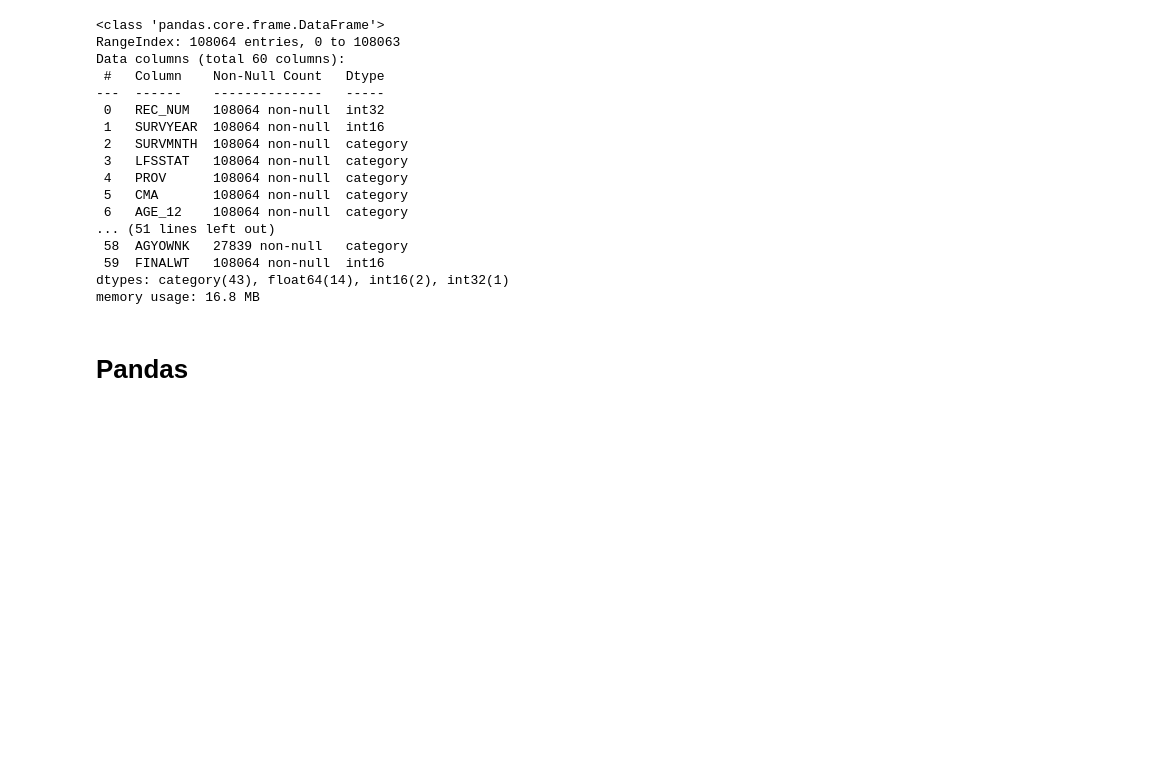
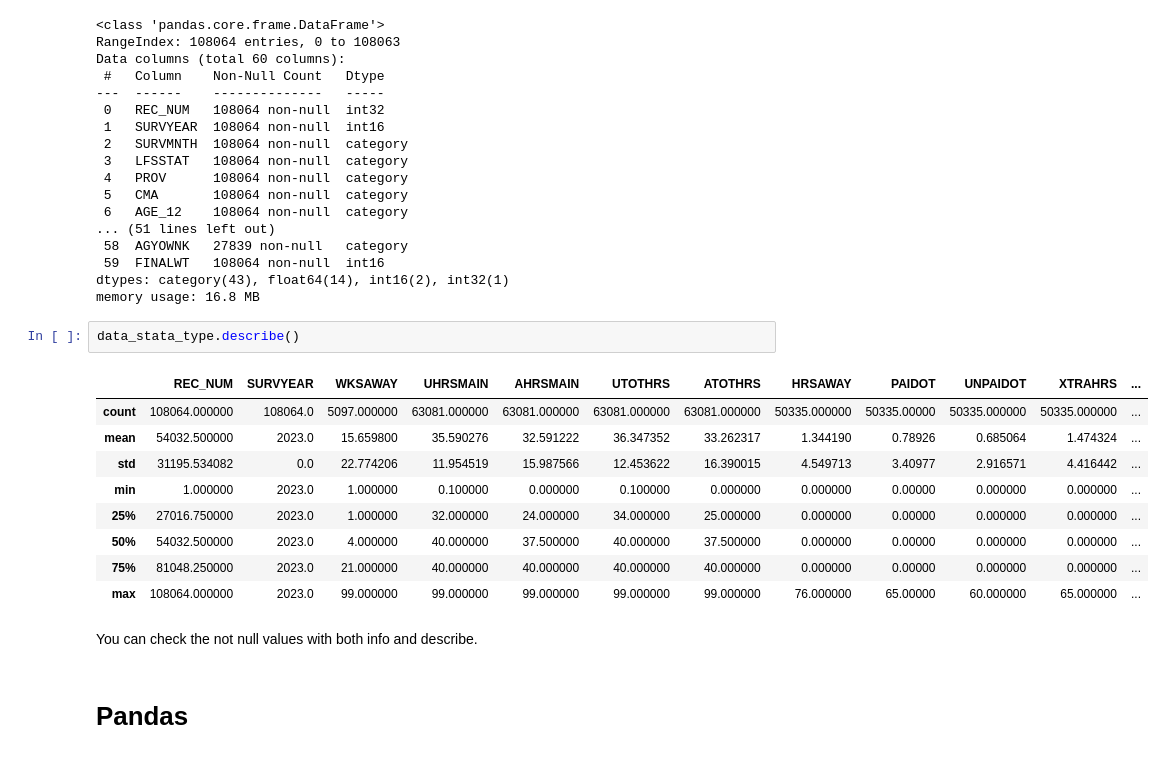
Before and after one commit to havaledar/ECON3740_F24, a Jupyter notebook: ECON3740_F24_Lab_2.ipynb, the cells around one changed output. Saved outputs shown, nothing was run; the diff lists cells and outputs as text; blank space fills up the shorter version.

```diff
--- a/ECON3740_F24_Lab_2.ipynb
+++ b/ECON3740_F24_Lab_2.ipynb
@@ -224,6 +224,20 @@ Data columns (total 60 columns):
  59  FINALWT   108064 non-null  int16
 dtypes: category(43), float64(14), int16(2), int32(1)
 memory usage: 16.8 MB
+# %%
+data_stata_type.describe()
+# %% [output]
+|  | REC_NUM | SURVYEAR | WKSAWAY | UHRSMAIN | AHRSMAIN | UTOTHRS | ATOTHRS | HRSAWAY | PAIDOT | UNPAIDOT | XTRAHRS | ... |
+| count | 108064.000000 | 108064.0 | 5097.000000 | 63081.000000 | 63081.000000 | 63081.000000 | 63081.000000 | 50335.000000 | 50335.00000 | 50335.000000 | 50335.000000 | ... |
+| mean | 54032.500000 | 2023.0 | 15.659800 | 35.590276 | 32.591222 | 36.347352 | 33.262317 | 1.344190 | 0.78926 | 0.685064 | 1.474324 | ... |
+| std | 31195.534082 | 0.0 | 22.774206 | 11.954519 | 15.987566 | 12.453622 | 16.390015 | 4.549713 | 3.40977 | 2.916571 | 4.416442 | ... |
+| min | 1.000000 | 2023.0 | 1.000000 | 0.100000 | 0.000000 | 0.100000 | 0.000000 | 0.000000 | 0.00000 | 0.000000 | 0.000000 | ... |
+| 25% | 27016.750000 | 2023.0 | 1.000000 | 32.000000 | 24.000000 | 34.000000 | 25.000000 | 0.000000 | 0.00000 | 0.000000 | 0.000000 | ... |
+| 50% | 54032.500000 | 2023.0 | 4.000000 | 40.000000 | 37.500000 | 40.000000 | 37.500000 | 0.000000 | 0.00000 | 0.000000 | 0.000000 | ... |
+| 75% | 81048.250000 | 2023.0 | 21.000000 | 40.000000 | 40.000000 | 40.000000 | 40.000000 | 0.000000 | 0.00000 | 0.000000 | 0.000000 | ... |
+| max | 108064.000000 | 2023.0 | 99.000000 | 99.000000 | 99.000000 | 99.000000 | 99.000000 | 76.000000 | 65.00000 | 60.000000 | 65.000000 | ... |
+# %% [markdown]
+You can check the not null values with both info and describe.
 # %% [markdown]
 # Pandas
 # %% [markdown]
```
